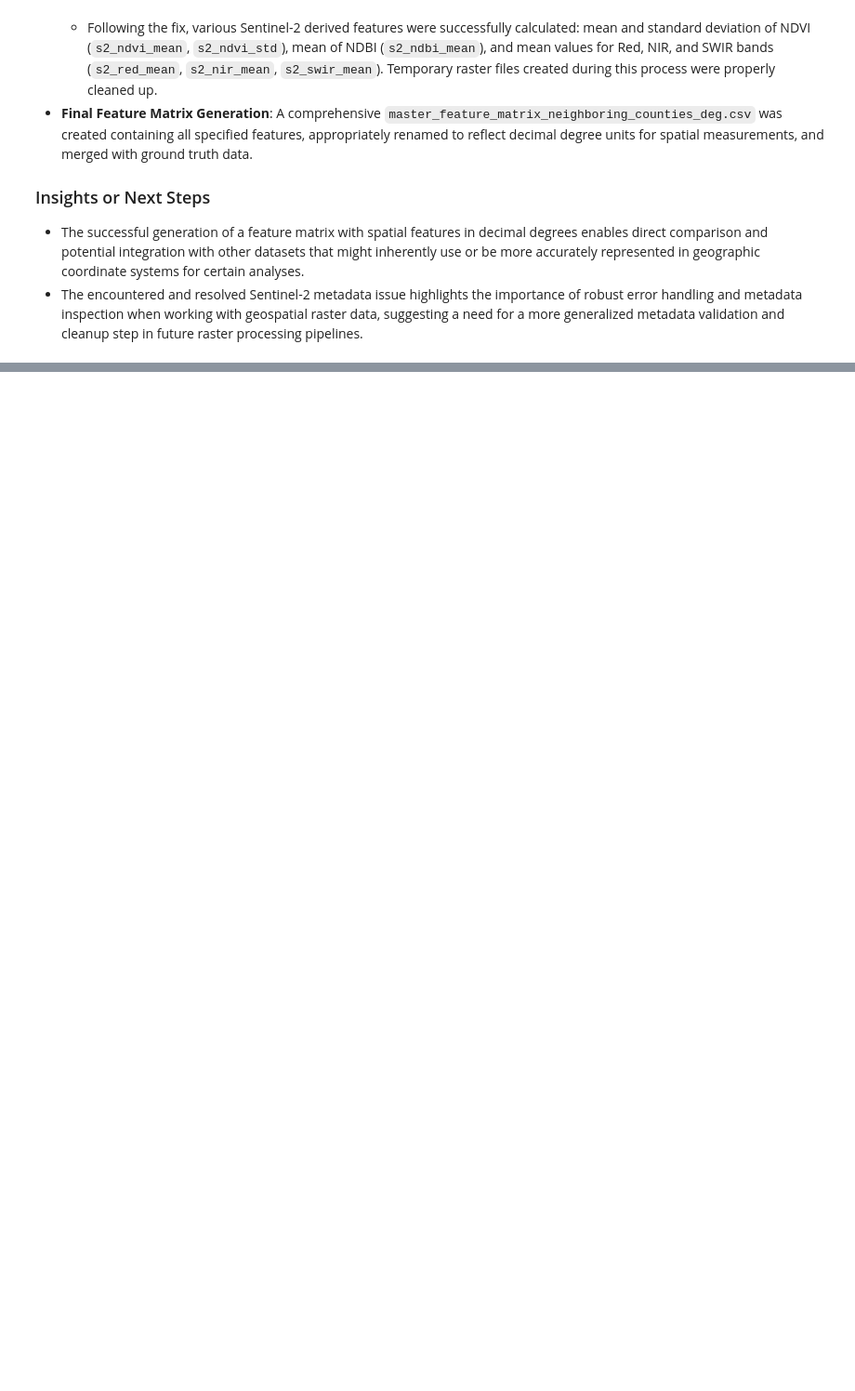
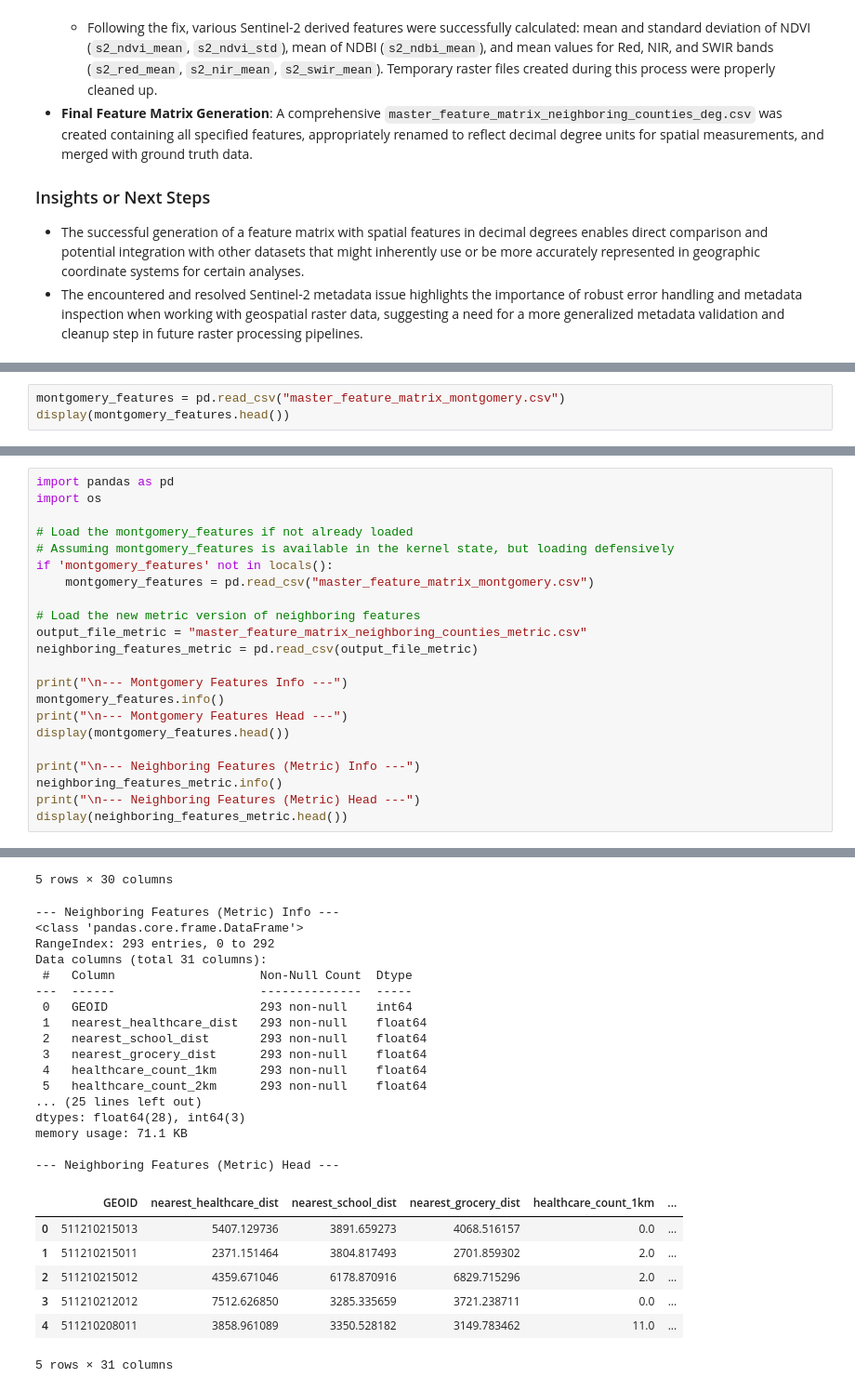
Before and after one commit to Bolu-Adekanmbi/Socioeconomic-Mapping, a Jupyter notebook: notebooks/version2_neighboring_counties.ipynb, the cells around one changed output, grey strips where cells are left out. Shown at 93% size. Saved outputs shown, nothing was run; the diff lists cells and outputs as text; blank space fills up the shorter version.

```diff
--- a/notebooks/version2_neighboring_counties.ipynb
+++ b/notebooks/version2_neighboring_counties.ipynb
@@ -6609,0 +6706,3 @@ The task was to generate a feature matrix for neighboring counties, mirroring th
+# %%
+montgomery_features = pd.read_csv("master_feature_matrix_montgomery.csv")
+display(montgomery_features.head())
@@ -6609,0 +7942,23 @@ The task was to generate a feature matrix for neighboring counties, mirroring th
+# %%
+import pandas as pd
+import os
+
+# Load the montgomery_features if not already loaded
+# Assuming montgomery_features is available in the kernel state, but loading defensively
+if 'montgomery_features' not in locals():
+    montgomery_features = pd.read_csv("master_feature_matrix_montgomery.csv")
+
+# Load the new metric version of neighboring features
+output_file_metric = "master_feature_matrix_neighboring_counties_metric.csv"
+neighboring_features_metric = pd.read_csv(output_file_metric)
+
+print("\n--- Montgomery Features Info ---")
+montgomery_features.info()
+print("\n--- Montgomery Features Head ---")
+display(montgomery_features.head())
+
+print("\n--- Neighboring Features (Metric) Info ---")
+neighboring_features_metric.info()
+print("\n--- Neighboring Features (Metric) Head ---")
+display(neighboring_features_metric.head())
+# %% [output]
@@ -6609,0 +7988,25 @@ The task was to generate a feature matrix for neighboring counties, mirroring th
+5 rows × 30 columns
+--- Neighboring Features (Metric) Info ---
+<class 'pandas.core.frame.DataFrame'>
+RangeIndex: 293 entries, 0 to 292
+Data columns (total 31 columns):
+ #   Column                    Non-Null Count  Dtype
+---  ------                    --------------  -----
+ 0   GEOID                     293 non-null    int64
+ 1   nearest_healthcare_dist   293 non-null    float64
+ 2   nearest_school_dist       293 non-null    float64
+ 3   nearest_grocery_dist      293 non-null    float64
+ 4   healthcare_count_1km      293 non-null    float64
+ 5   healthcare_count_2km      293 non-null    float64
+... (25 lines left out)
+dtypes: float64(28), int64(3)
+memory usage: 71.1 KB
+
+--- Neighboring Features (Metric) Head ---
+|  | GEOID | nearest_healthcare_dist | nearest_school_dist | nearest_grocery_dist | healthcare_count_1km | ... |
+| 0 | 511210215013 | 5407.129736 | 3891.659273 | 4068.516157 | 0.0 | ... |
+| 1 | 511210215011 | 2371.151464 | 3804.817493 | 2701.859302 | 2.0 | ... |
+| 2 | 511210215012 | 4359.671046 | 6178.870916 | 6829.715296 | 2.0 | ... |
+| 3 | 511210212012 | 7512.626850 | 3285.335659 | 3721.238711 | 0.0 | ... |
+| 4 | 511210208011 | 3858.961089 | 3350.528182 | 3149.783462 | 11.0 | ... |
+5 rows × 31 columns
```
Also changed, not shown: parts of 38 cells of this notebook.
